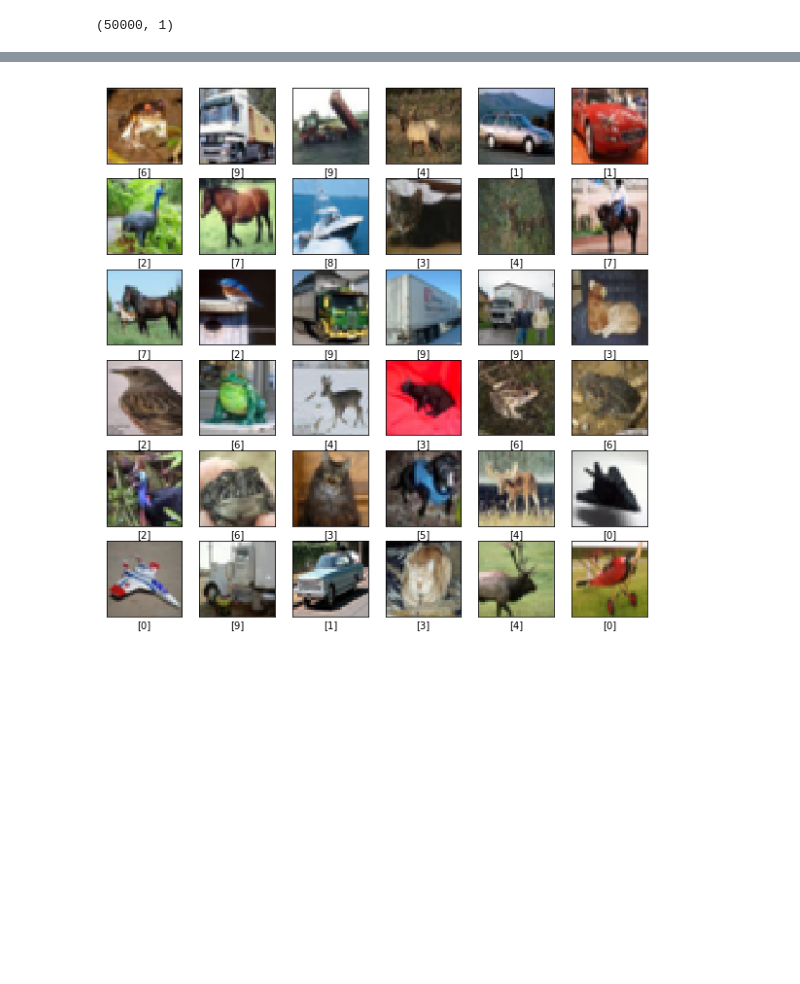
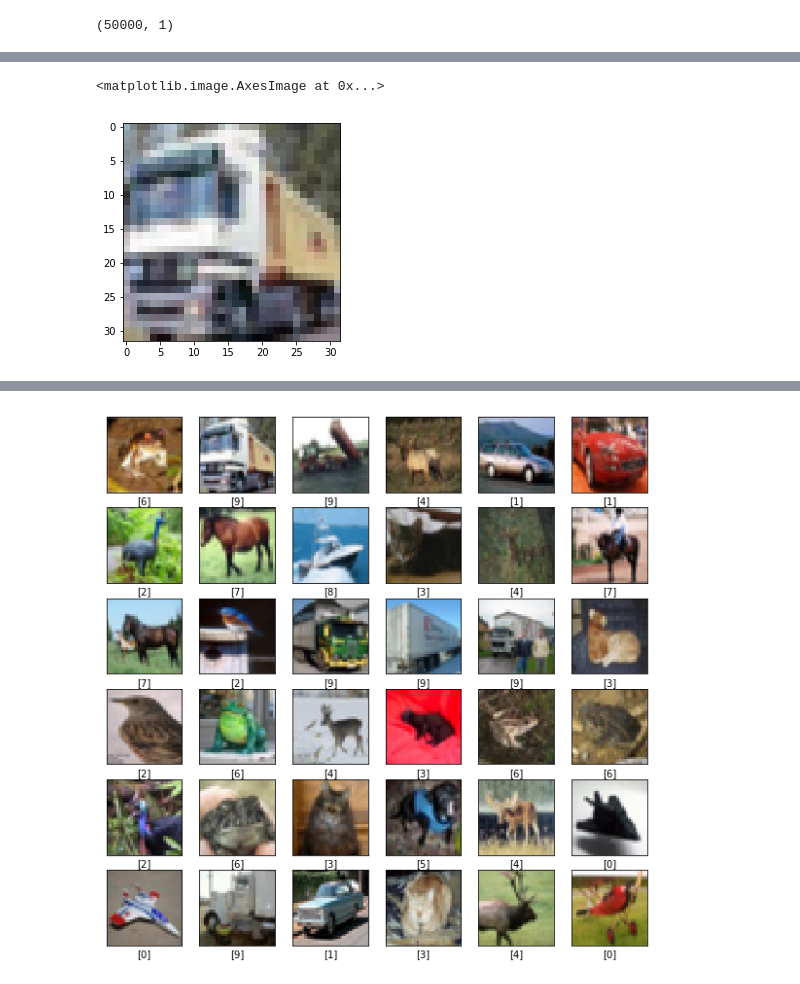
Before and after one commit to arpit620/deep_learning, a Jupyter notebook: data_manipulation/image_notebooks/CIFAR10 Images.ipynb, the cells around one changed output, grey strips where cells are left out. Saved outputs shown, nothing was run; the diff lists cells and outputs as text; code cells hidden in the pictures; blank space fills up the shorter version.

```diff
--- a/data_manipulation/image_notebooks/CIFAR10 Images.ipynb
+++ b/data_manipulation/image_notebooks/CIFAR10 Images.ipynb
@@ -36,0 +42,5 @@ y_train.shape
+# %%
+plt.imshow(x_train[1]/255.0)
+# %% [output]
+<matplotlib.image.AxesImage at 0x...>
+[figure, added]
```
Also changed, not shown: parts of 3 cells of this notebook, 1 other file.
